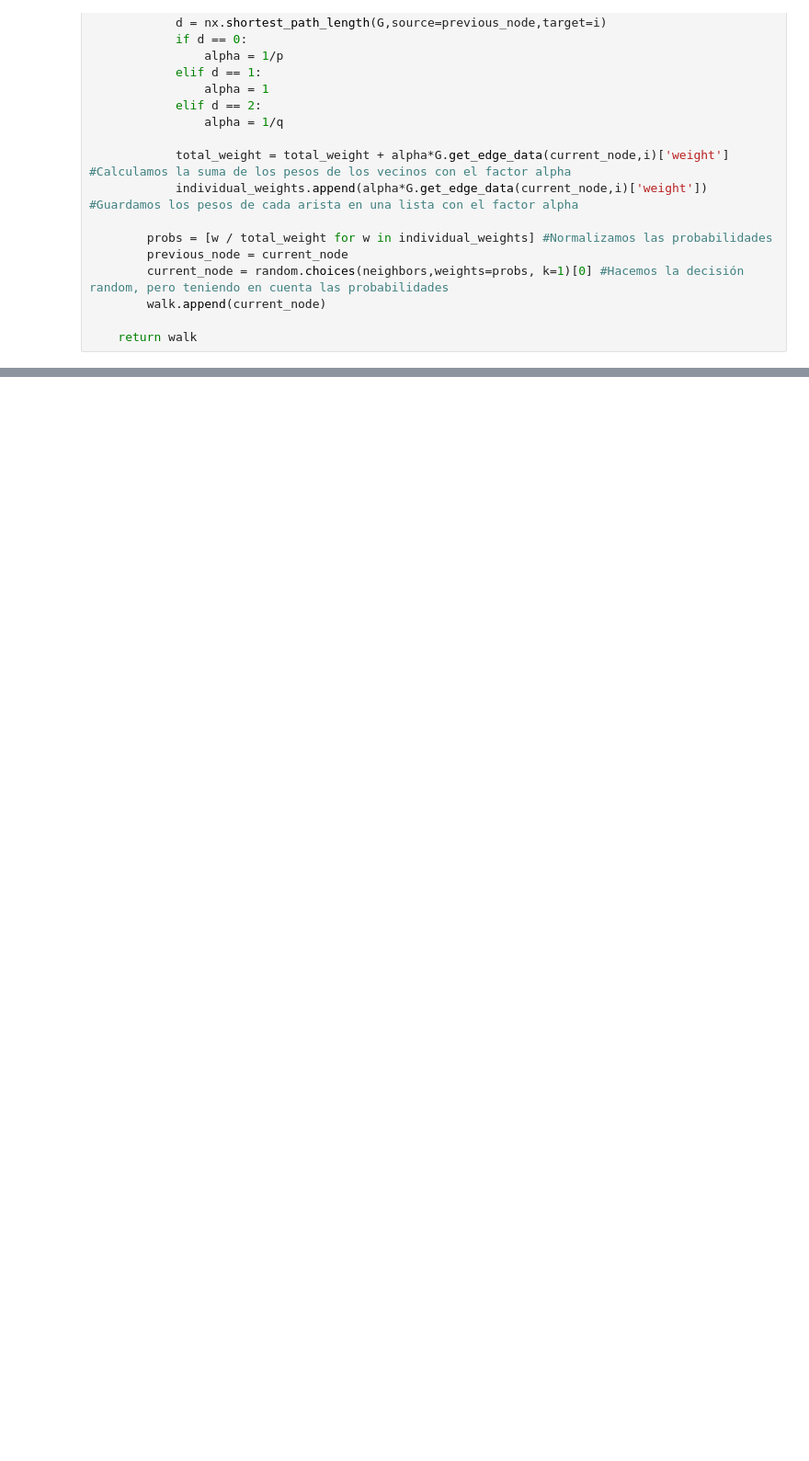
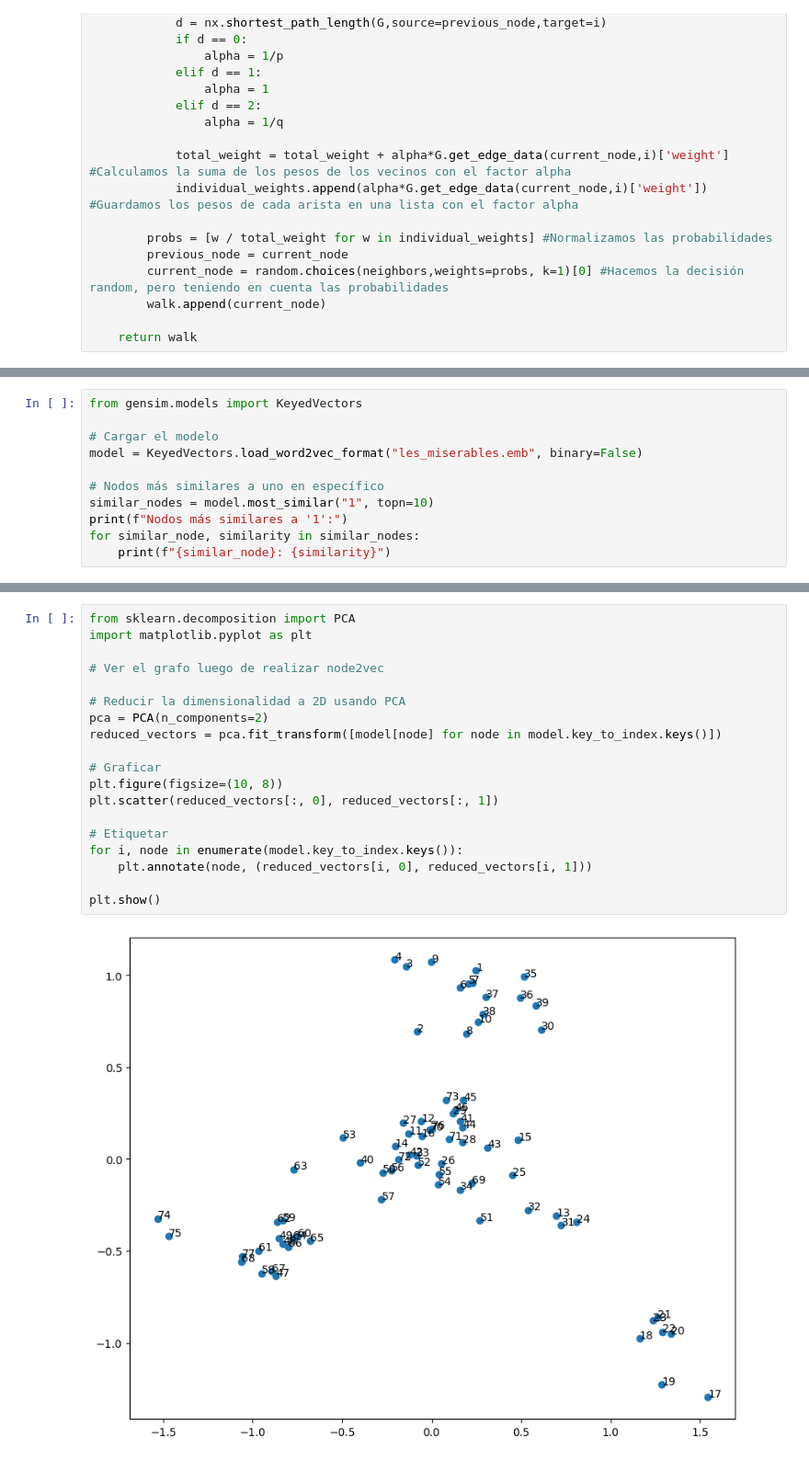
Before and after one commit to joanpedraza/Challenge-Reproducibilidad, a Jupyter notebook: Node2Vec.ipynb, the cells around one changed output, grey strips where cells are left out. Shown at 92% size. Drawn from its saved outputs; the diff is of its cells as text; blank space fills up the shorter version.

Commit message:
Implementacion completa de node2vec

```diff
--- a/Node2Vec.ipynb
+++ b/Node2Vec.ipynb
@@ -156,0 +362,11 @@ print(walk)
+# %%
+from gensim.models import KeyedVectors
+
+# Cargar el modelo
+model = KeyedVectors.load_word2vec_format("les_miserables.emb", binary=False)
+
+# Nodos más similares a uno en específico
+similar_nodes = model.most_similar("1", topn=10)
+print(f"Nodos más similares a '1':")
+for similar_node, similarity in similar_nodes:
+    print(f"{similar_node}: {similarity}")
@@ -156,0 +409,21 @@ print(walk)
+# %%
+from sklearn.decomposition import PCA
+import matplotlib.pyplot as plt
+
+# Ver el grafo luego de realizar node2vec
+
+# Reducir la dimensionalidad a 2D usando PCA
+pca = PCA(n_components=2)
+reduced_vectors = pca.fit_transform([model[node] for node in model.key_to_index.keys()])
+
+# Graficar
+plt.figure(figsize=(10, 8))
+plt.scatter(reduced_vectors[:, 0], reduced_vectors[:, 1])
+
+# Etiquetar
+for i, node in enumerate(model.key_to_index.keys()):
+    plt.annotate(node, (reduced_vectors[i, 0], reduced_vectors[i, 1]))
+
+plt.show()
+# %% [output]
+[figure, added]
```
Also changed, not shown: parts of 9 cells of this notebook, 1 other file.
